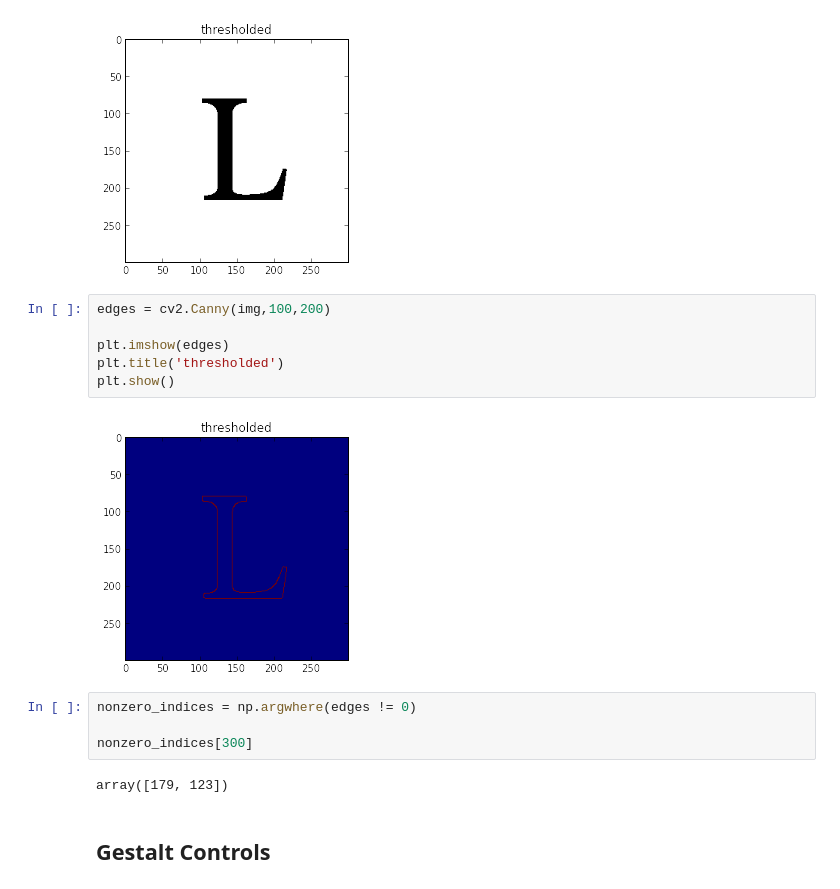
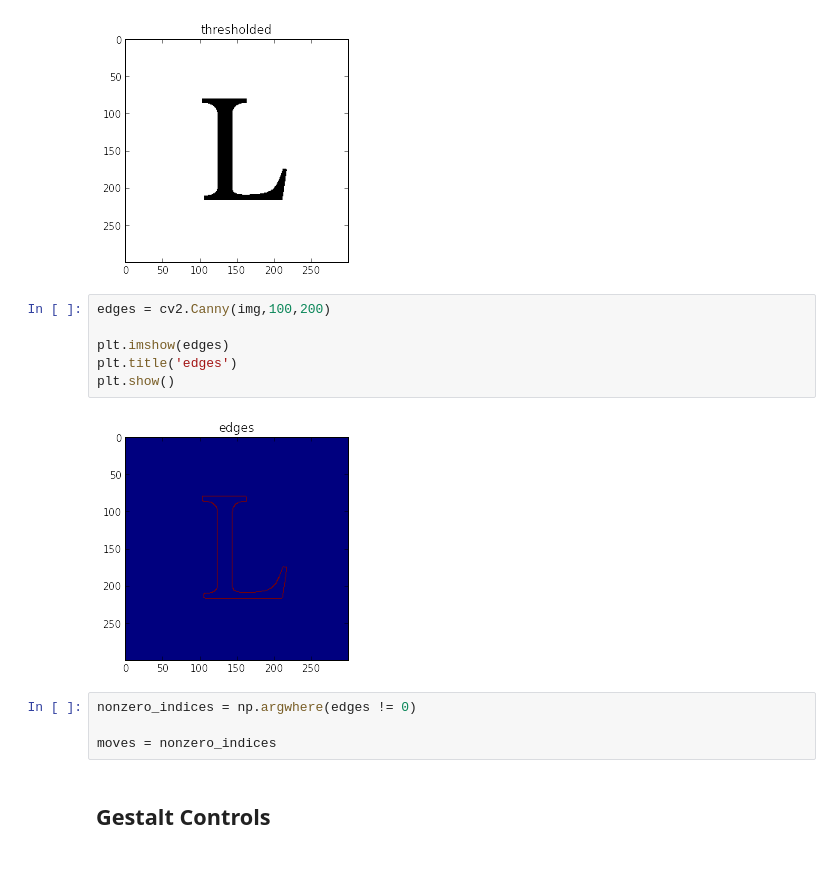
Before and after one commit to machineagency/python-ploter-control, a Jupyter notebook: PNGtoPlot.ipynb, the cells around one changed output. Drawn from its saved outputs; the diff is of its cells as text.

Commit message:
minor changes to get array of moves

```diff
--- a/PNGtoPlot.ipynb
+++ b/PNGtoPlot.ipynb
@@ -26,17 +26,15 @@ plt.show()
 # %%
 edges = cv2.Canny(img,100,200)
 
 plt.imshow(edges)
-plt.title('thresholded')
+plt.title('edges')
 plt.show()
 # %% [output]
-[figure, old version]
+[figure, new version]
 # %%
 nonzero_indices = np.argwhere(edges != 0)
 
-nonzero_indices[300]
+moves = nonzero_indices
-# %% [output]
-array([179, 123])
 # %% [markdown]
 ## Gestalt Controls
 # %%
```
Also changed, not shown: parts of 1 cell of this notebook.
